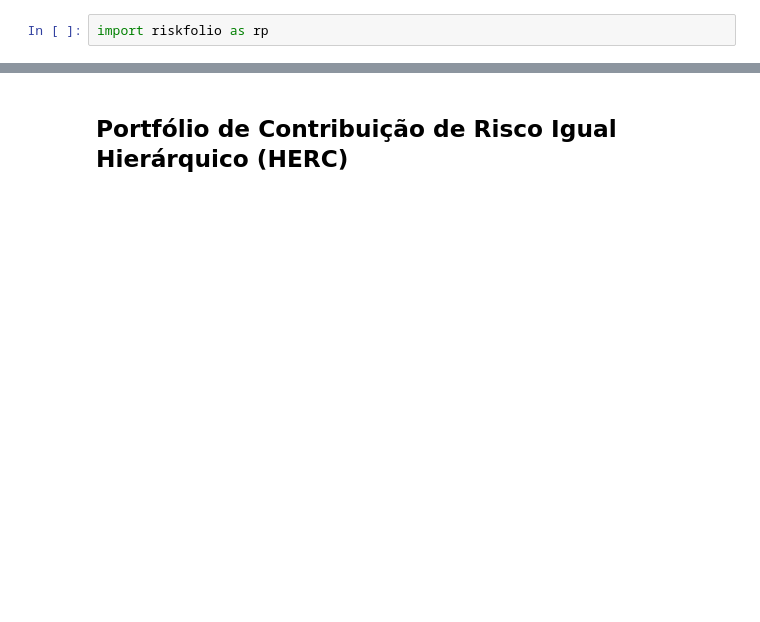
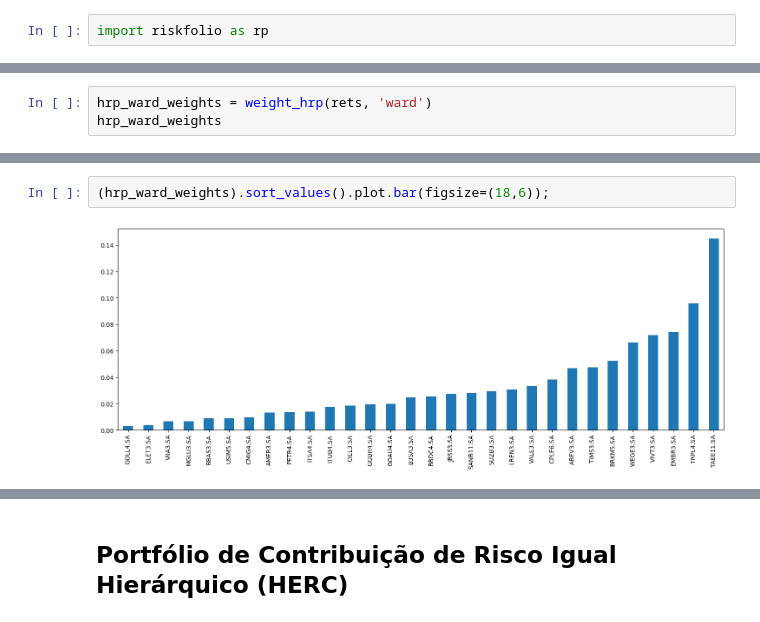
Before and after one commit to colantuono/ml-asset-allocation, a Jupyter notebook: HRP_Portfolio.ipynb, the cells around one changed output, grey strips where cells are left out. Drawn from its saved outputs; the diff is of its cells as text; blank space fills up the shorter version.

```diff
--- a/HRP_Portfolio.ipynb
+++ b/HRP_Portfolio.ipynb
@@ -121,0 +231,3 @@ ax = rp.plot_risk_con(w=w_HRP,
+# %%
+hrp_ward_weights = weight_hrp(rets, 'ward')
+hrp_ward_weights
@@ -121,0 +252,4 @@ ax = rp.plot_risk_con(w=w_HRP,
+# %%
+(hrp_ward_weights).sort_values().plot.bar(figsize=(18,6));
+# %% [output]
+[figure, added]
```
Also changed, not shown: parts of 36 cells of this notebook, 3 other files.
